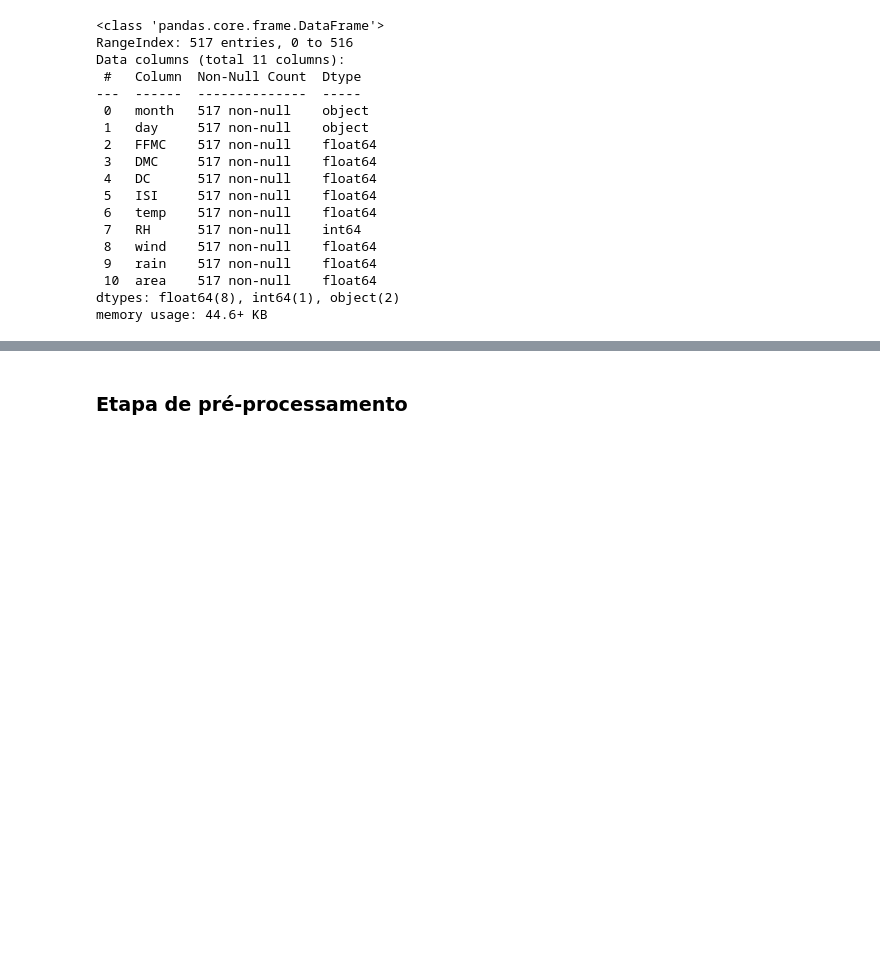
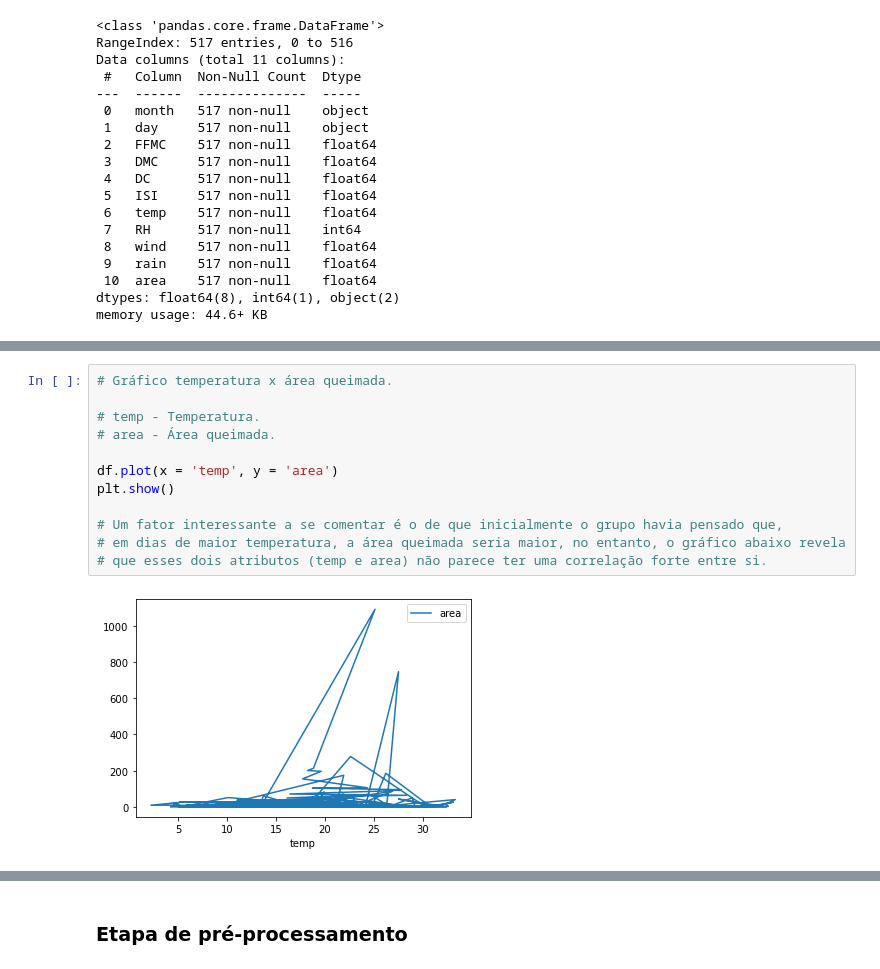
Before and after one commit to ArthurSudbrackIbarra/Trab-Final-SGBD, a Jupyter notebook: nosso-notebook.ipynb, the cells around one changed output, grey strips where cells are left out. Drawn from its saved outputs; the diff is of its cells as text; blank space fills up the shorter version.

```diff
--- a/nosso-notebook.ipynb
+++ b/nosso-notebook.ipynb
@@ -63,0 +105,14 @@ memory usage: 44.6+ KB
+# %%
+# Gráfico temperatura x área queimada.
+
+# temp - Temperatura.
+# area - Área queimada.
+
+df.plot(x = 'temp', y = 'area')
+plt.show()
+
+# Um fator interessante a se comentar é o de que inicialmente o grupo havia pensado que,
+# em dias de maior temperatura, a área queimada seria maior, no entanto, o gráfico abaixo revela
+# que esses dois atributos (temp e area) não parece ter uma correlação forte entre si.
+# %% [output]
+[figure, added]
```
Also changed, not shown: parts of 12 cells of this notebook.
